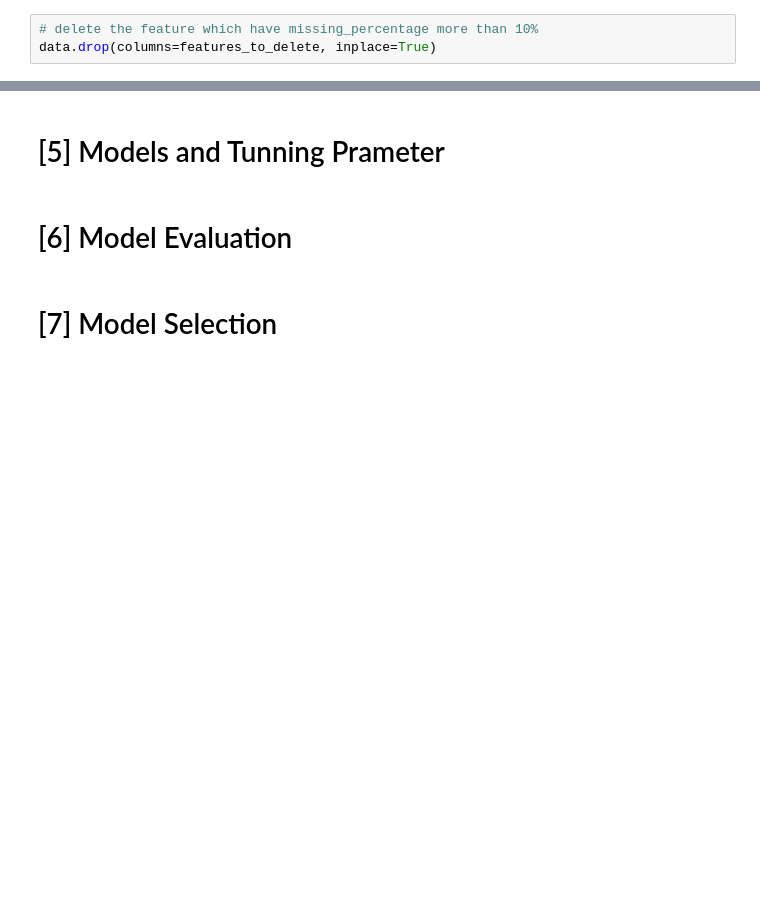
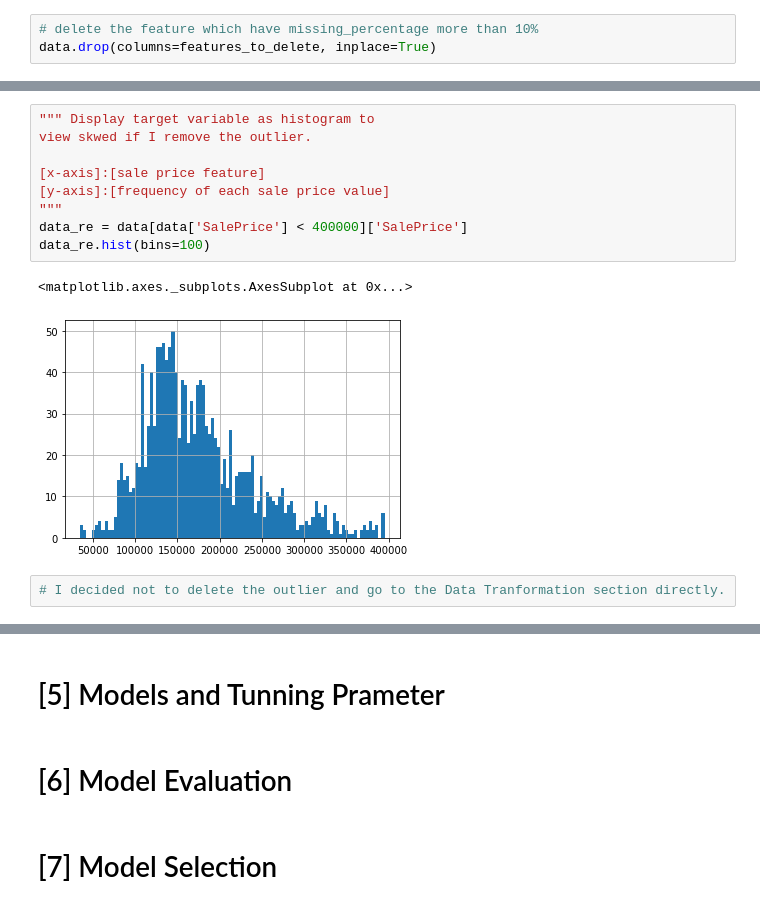
Before and after one commit to mawada-sweis/house-pricing-EDA, a Jupyter notebook: model.ipynb, the cells around one changed output, grey strips where cells are left out. Cells and saved outputs as stored; diff of their text form; blank space fills up the shorter version.

```diff
--- a/model.ipynb
+++ b/model.ipynb
@@ -118,0 +181,14 @@ missing_stats
+# %%
+""" Display target variable as histogram to
+view skwed if I remove the outlier.
+
+[x-axis]:[sale price feature]
+[y-axis]:[frequency of each sale price value]
+"""
+data_re = data[data['SalePrice'] < 400000]['SalePrice']
+data_re.hist(bins=100)
+# %% [output]
+<matplotlib.axes._subplots.AxesSubplot at 0x...>
+[figure, added]
+# %%
+# I decided not to delete the outlier and go to the Data Tranformation section directly.
```
Also changed, not shown: parts of 28 cells of this notebook.
